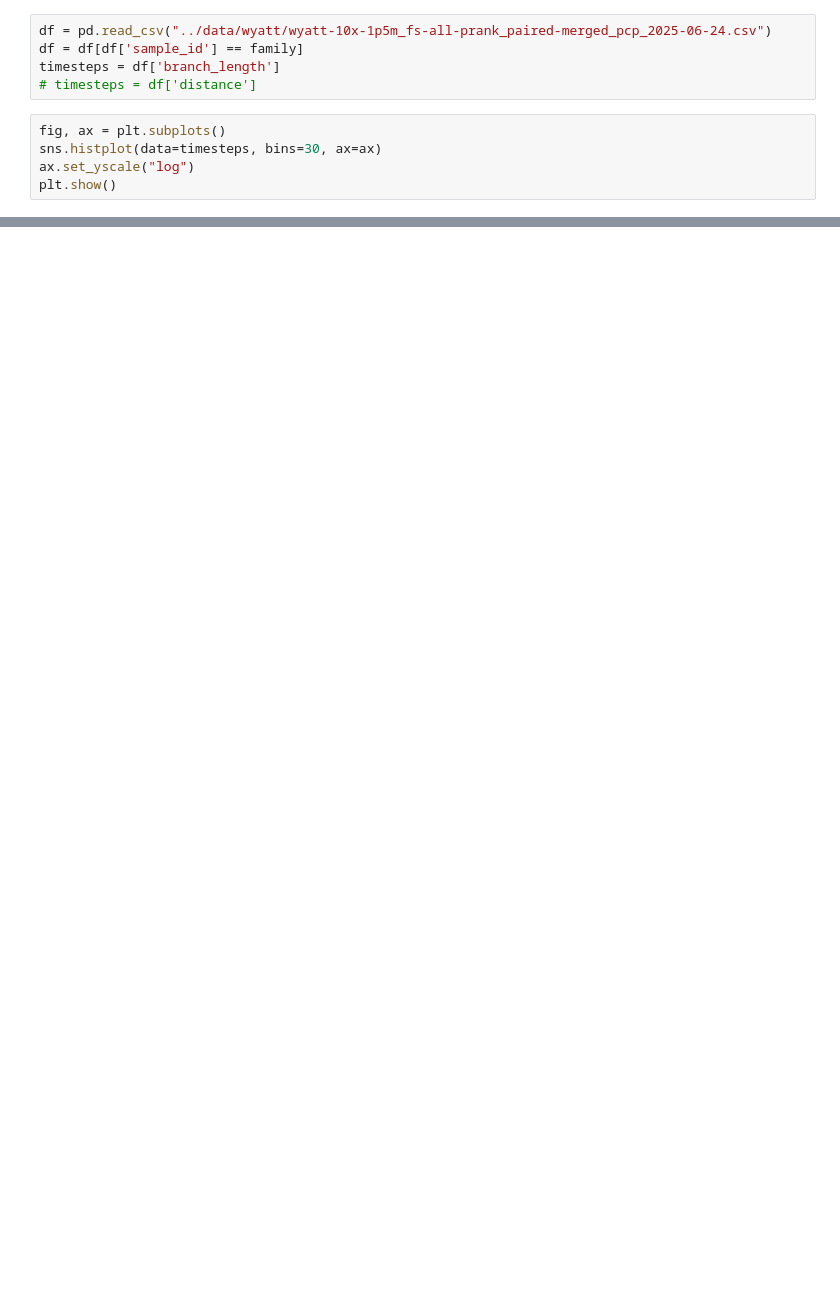
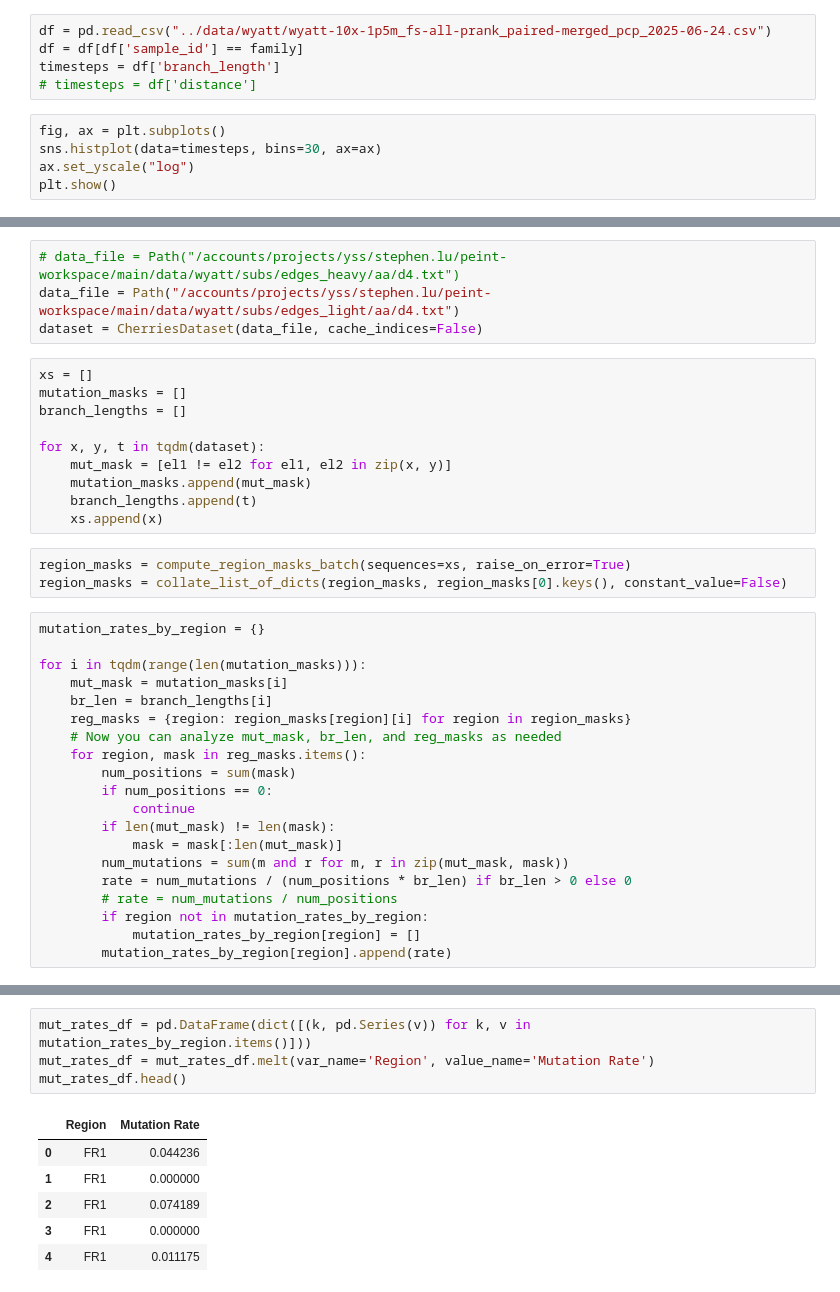
Before and after one commit to thematrixmaster/cosine, a Jupyter notebook: notebooks/eda_wyatt.ipynb, the cells around one changed output, grey strips where cells are left out. Cells and saved outputs as stored; diff of their text form; blank space fills up the shorter version.

```diff
--- a/notebooks/eda_wyatt.ipynb
+++ b/notebooks/eda_wyatt.ipynb
@@ -53,0 +60,37 @@ plt.show()
+# %%
+# data_file = Path("/accounts/projects/yss/stephen.lu/peint-workspace/main/data/wyatt/subs/edges_heavy/aa/d4.txt")
+data_file = Path("/accounts/projects/yss/stephen.lu/peint-workspace/main/data/wyatt/subs/edges_light/aa/d4.txt")
+dataset = CherriesDataset(data_file, cache_indices=False)
+# %%
+xs = []
+mutation_masks = []
+branch_lengths = []
+
+for x, y, t in tqdm(dataset):
+    mut_mask = [el1 != el2 for el1, el2 in zip(x, y)]
+    mutation_masks.append(mut_mask)
+    branch_lengths.append(t)
+    xs.append(x)
+# %%
+region_masks = compute_region_masks_batch(sequences=xs, raise_on_error=True)
+region_masks = collate_list_of_dicts(region_masks, region_masks[0].keys(), constant_value=False)
+# %%
+mutation_rates_by_region = {}
+
+for i in tqdm(range(len(mutation_masks))):
+    mut_mask = mutation_masks[i]
+    br_len = branch_lengths[i]
+    reg_masks = {region: region_masks[region][i] for region in region_masks}
+    # Now you can analyze mut_mask, br_len, and reg_masks as needed
+    for region, mask in reg_masks.items():
+        num_positions = sum(mask)
+        if num_positions == 0:
+            continue
+        if len(mut_mask) != len(mask):
+            mask = mask[:len(mut_mask)]
+        num_mutations = sum(m and r for m, r in zip(mut_mask, mask))
+        rate = num_mutations / (num_positions * br_len) if br_len > 0 else 0
+        # rate = num_mutations / num_positions
+        if region not in mutation_rates_by_region:
+            mutation_rates_by_region[region] = []
+        mutation_rates_by_region[region].append(rate)
@@ -53,0 +113,11 @@ plt.show()
+# %%
+mut_rates_df = pd.DataFrame(dict([(k, pd.Series(v)) for k, v in mutation_rates_by_region.items()]))
+mut_rates_df = mut_rates_df.melt(var_name='Region', value_name='Mutation Rate')
+mut_rates_df.head()
+# %% [output]
+|  | Region | Mutation Rate |
+| 0 | FR1 | 0.044236 |
+| 1 | FR1 | 0.000000 |
+| 2 | FR1 | 0.074189 |
+| 3 | FR1 | 0.000000 |
+| 4 | FR1 | 0.011175 |
```
Also changed, not shown: parts of 8 cells of this notebook, 18 other files.
